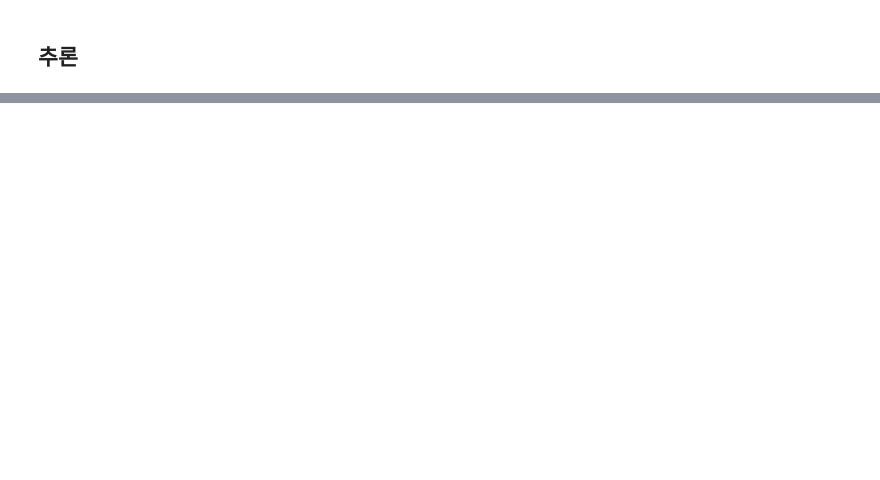
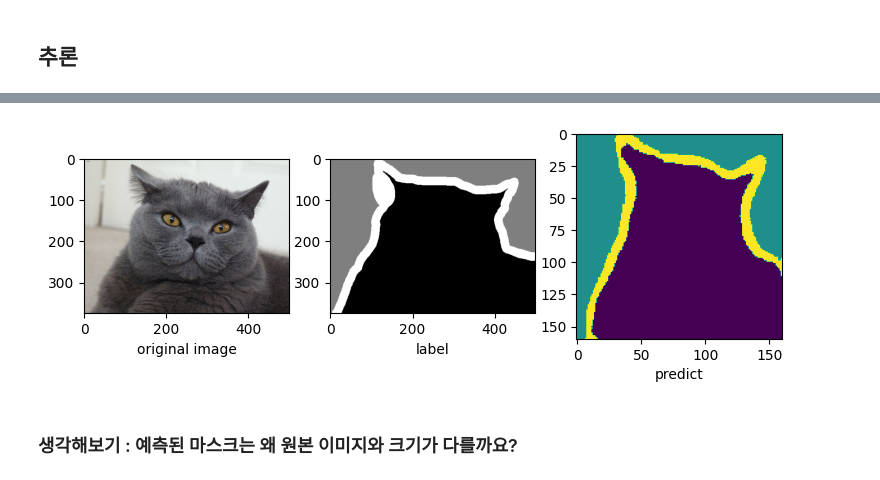
Before and after one commit to rlaalstn1504/-, a Jupyter notebook: Segmentation/1.Image Segmentation기초.ipynb, the cells around one changed output, grey strips where cells are left out. Saved outputs shown, nothing was run; the diff lists cells and outputs as text; code cells hidden in the pictures; blank space fills up the shorter version.

```diff
--- a/Segmentation/1.Image Segmentation기초.ipynb
+++ b/Segmentation/1.Image Segmentation기초.ipynb
@@ -252,10 +281,14 @@ Model: "functional"
 # %% [markdown]
 ## 모델 학습
 # %%
+# 모델 컴파일 (옵티마이저와 손실 함수 설정)
 model.compile(optimizer='rmsprop', loss = 'sparse_categorical_crossentropy')
 
-callbacks = [keras.callbacks.ModelCheckpoint('oxford_segmentation.keras', save_best_only=True)]
+# 체크포인트 콜백 설정 (가장 좋은 모델을 저장)
+callbacks = [keras.callbacks.ModelCheckpoint('oxford_segmentation.keras', save_best_only=True),
+             keras.callbacks.EarlyStopping(patience=3, monitor='val_loss')]
 
+# 모델 학습 시작
 epochs = 20
 model.fit(train_gen, epochs=epochs, validation_data = val_gen, callbacks=callbacks)
 # %% [output]
@@ -281,21 +316,17 @@ Epoch 20/20
 # %% [markdown]
 ## 추론
 # %%
+# 검증 데이터에 대한 예측 수행
 val_preds = model.predict(val_gen)
 
+# 예측된 마스크를 시각화하는 함수
 def display_mask(i):
-     # val_preds에서 i번째 예측된 마스크를 가져오고, argmax를 사용해 각 픽셀에서 가장 높은 확률의 클래스를 선택.
+    # val_preds에서 i번째 예측된 마스크를 가져오고, argmax를 사용해 각 픽셀에서 가장 높은 확률의 클래스를 선택합니다.
     mask = np.argmax(val_preds[i], axis=-1)
-    # 차원이 (height, width)로 축소되었으므로, 다시 (height, width, 1)로 차원을 확장.
+    # 차원이 (height, width)로 축소되었으므로, 다시 (height, width, 1)로 차원을 확장합니다.
     mask = np.expand_dims(mask, axis=-1)
-    # 마스크 이미지를 auto-contrast 처리해 시각화하기 좋게 변환.
+    # 마스크 이미지를 auto-contrast 처리해 시각화하기 좋게 변환합니다
     img = PIL.ImageOps.autocontrast(keras.preprocessing.image.array_to_img(mask))
     # 이미지 출력
-    display(img)
-
-i = 20
-display(Image(filename=val_input_img_paths[i]))
-img = PIL.ImageOps.autocontrast(load_img(val_target_img_paths[i]))
-display(img)
-display_mask(i)
+    return img
 # %% [output]
@@ -305,0 +334,21 @@ display_mask(i)
+# %%
+import matplotlib.pyplot as plt
+i = 50 # 검증 데이터의 50번째 이미지를 시각화합니다.
+plt.figure(figsize=(9,3))
+plt.subplot(1, 3, 1)
+plt.imshow(plt.imread(val_input_img_paths[i])) # 입력 이미지 시각화
+plt.xlabel('original image')
+
+plt.subplot(1, 3, 2)
+img = PIL.ImageOps.autocontrast(load_img(val_target_img_paths[i])) # 실제 레이블 시각화
+plt.imshow(img)
+plt.xlabel('label')
+
+plt.subplot(1, 3, 3)
+plt.imshow(display_mask(i))  # 예측된 마스크 시각화
+plt.xlabel('predict')
+plt.show()
+# %% [output]
+[figure, added]
+# %% [markdown]
+### 생각해보기 : 예측된 마스크는 왜 원본 이미지와 크기가 다를까요?
```
Also changed, not shown: parts of 13 cells of this notebook.
